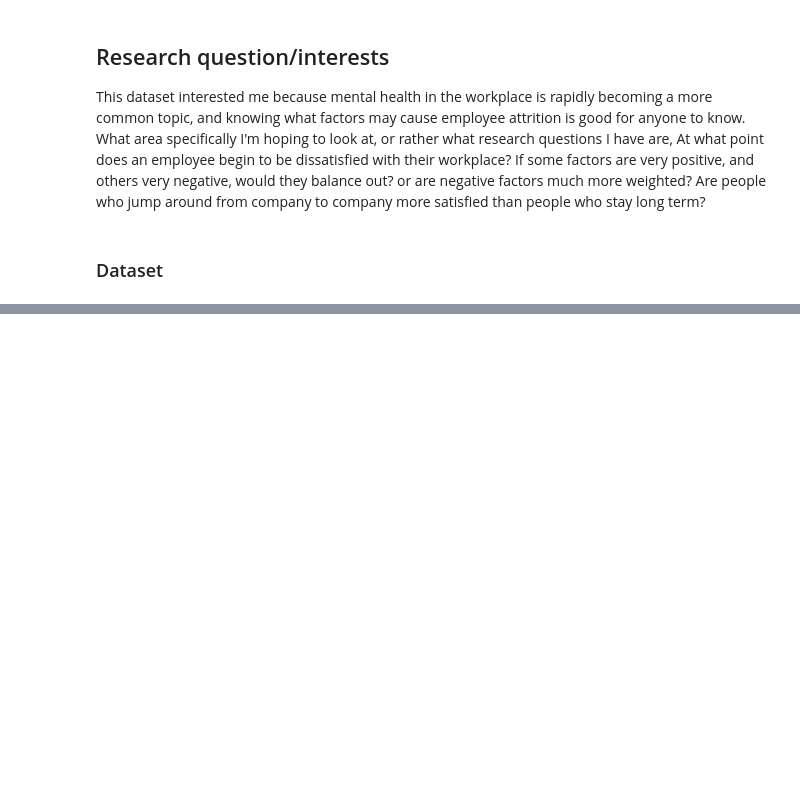
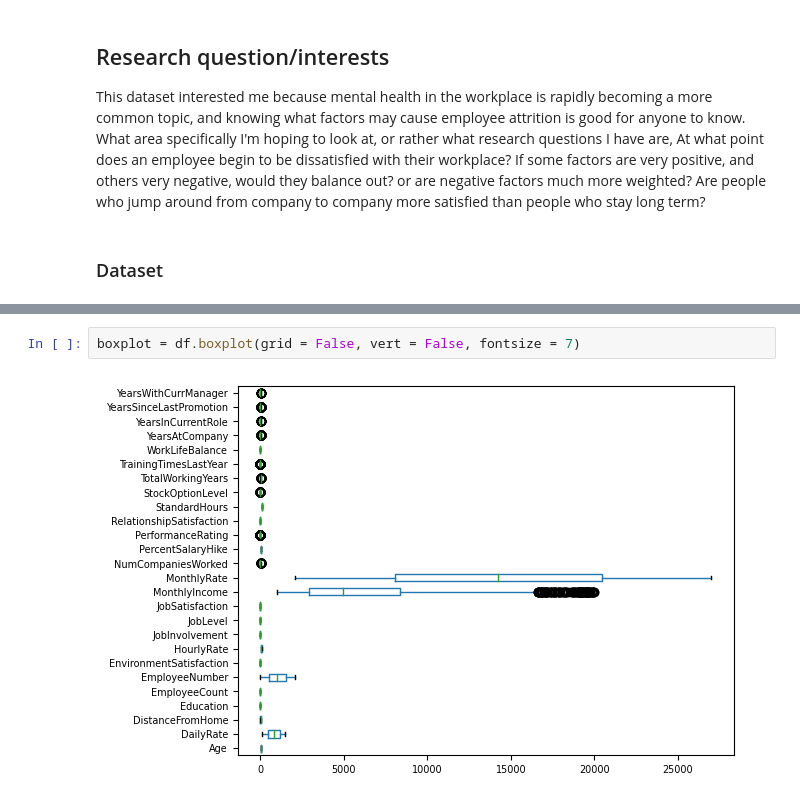
Before and after one commit to ubco-W2022T1-cosc301/project-group24, a Jupyter notebook: notebooks/analysis2.ipynb, the cells around one changed output, grey strips where cells are left out. Saved outputs shown, nothing was run; the diff lists cells and outputs as text; blank space fills up the shorter version.

```diff
--- a/notebooks/analysis2.ipynb
+++ b/notebooks/analysis2.ipynb
@@ -20,0 +194,4 @@ dataset.head()
+# %%
+boxplot = df.boxplot(grid = False, vert = False, fontsize = 7)
+# %% [output]
+[figure, added]
```
Also changed, not shown: parts of 12 cells of this notebook, 2 other files.
